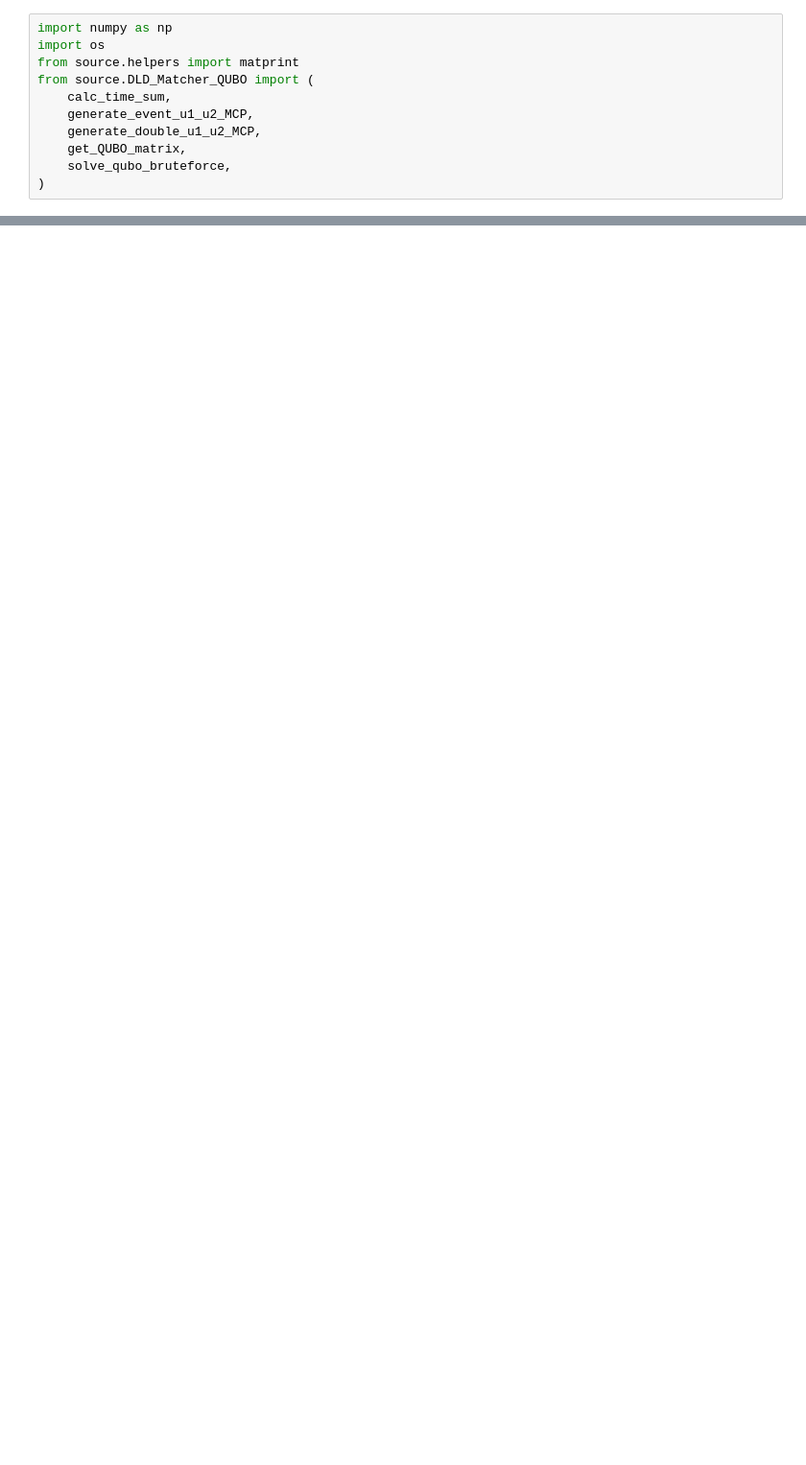
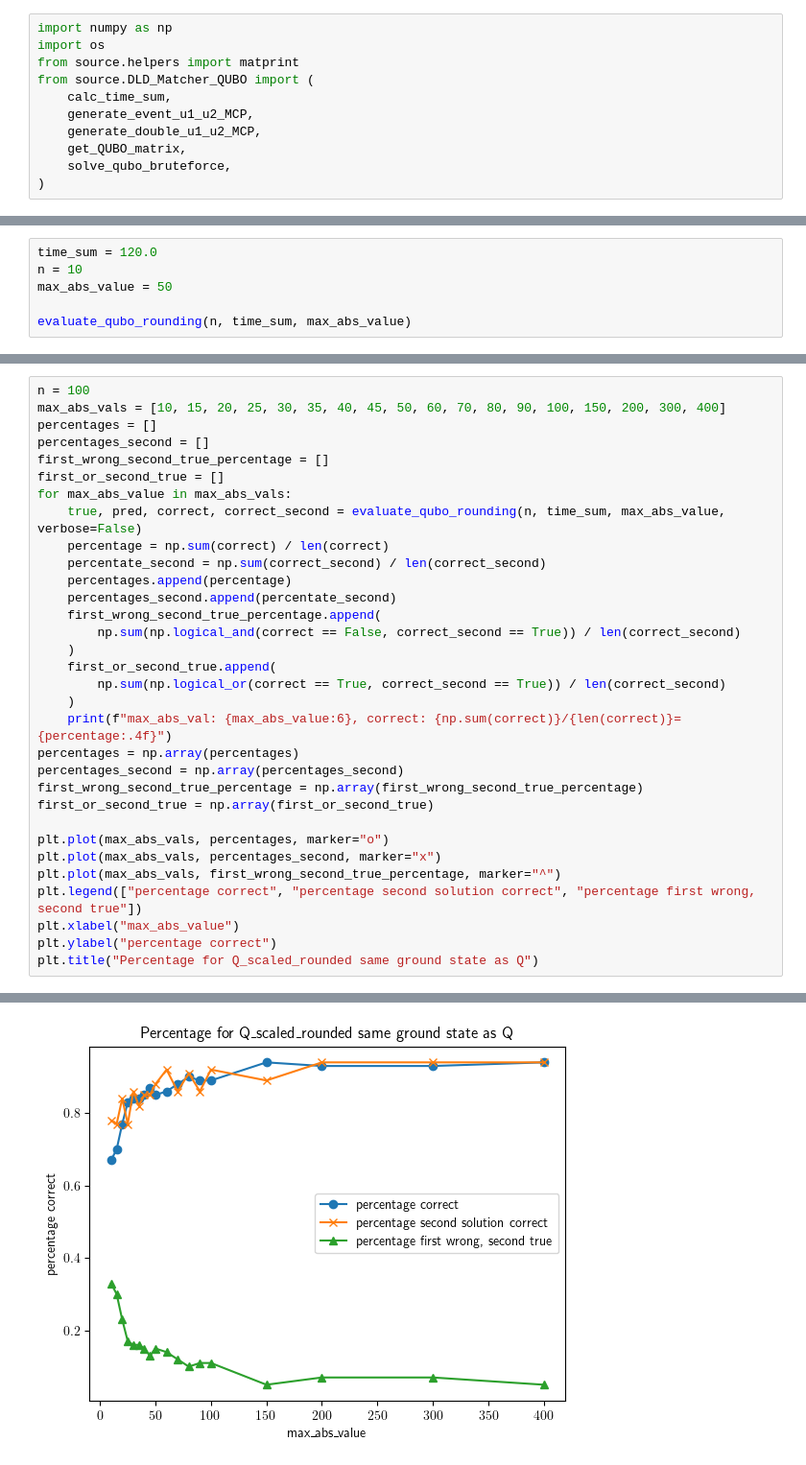
Before and after one commit to BoGGoG/PulserLearn, a Jupyter notebook: DLD/DLD_Matcher.ipynb, the cells around one changed output, grey strips where cells are left out. Shown at 96% size. Cells and saved outputs as stored; diff of their text form; blank space fills up the shorter version.

```diff
--- a/DLD/DLD_Matcher.ipynb
+++ b/DLD/DLD_Matcher.ipynb
@@ -105,0 +194,6 @@ true: [1 0 0], pred: [1 0 0], energy: -8.657e+03, correct: True
+# %%
+time_sum = 120.0
+n = 10
+max_abs_value = 50
+
+evaluate_qubo_rounding(n, time_sum, max_abs_value)
@@ -105,0 +229,33 @@ true: [1 0 0], pred: [1 0 0], energy: -8.657e+03, correct: True
+# %%
+n = 100
+max_abs_vals = [10, 15, 20, 25, 30, 35, 40, 45, 50, 60, 70, 80, 90, 100, 150, 200, 300, 400]
+percentages = []
+percentages_second = []
+first_wrong_second_true_percentage = []
+first_or_second_true = []
+for max_abs_value in max_abs_vals:
+    true, pred, correct, correct_second = evaluate_qubo_rounding(n, time_sum, max_abs_value, verbose=False)
+    percentage = np.sum(correct) / len(correct)
+    percentate_second = np.sum(correct_second) / len(correct_second)
+    percentages.append(percentage)
+    percentages_second.append(percentate_second)
+    first_wrong_second_true_percentage.append(
+        np.sum(np.logical_and(correct == False, correct_second == True)) / len(correct_second)
+    )
+    first_or_second_true.append(
+        np.sum(np.logical_or(correct == True, correct_second == True)) / len(correct_second)
+    )
+    print(f"max_abs_val: {max_abs_value:6}, correct: {np.sum(correct)}/{len(correct)}={percentage:.4f}")
+percentages = np.array(percentages)
+percentages_second = np.array(percentages_second)
+first_wrong_second_true_percentage = np.array(first_wrong_second_true_percentage)
+first_or_second_true = np.array(first_or_second_true)
+
+plt.plot(max_abs_vals, percentages, marker="o")
+plt.plot(max_abs_vals, percentages_second, marker="x")
+plt.plot(max_abs_vals, first_wrong_second_true_percentage, marker="^")
+plt.legend(["percentage correct", "percentage second solution correct", "percentage first wrong, second true"])
+plt.xlabel("max_abs_value")
+plt.ylabel("percentage correct")
+plt.title("Percentage for Q_scaled_rounded same ground state as Q")
+# %% [output]
@@ -105,0 +281 @@ true: [1 0 0], pred: [1 0 0], energy: -8.657e+03, correct: True
+[figure, added]
```
Also changed, not shown: parts of 8 cells of this notebook, 5 other files.
